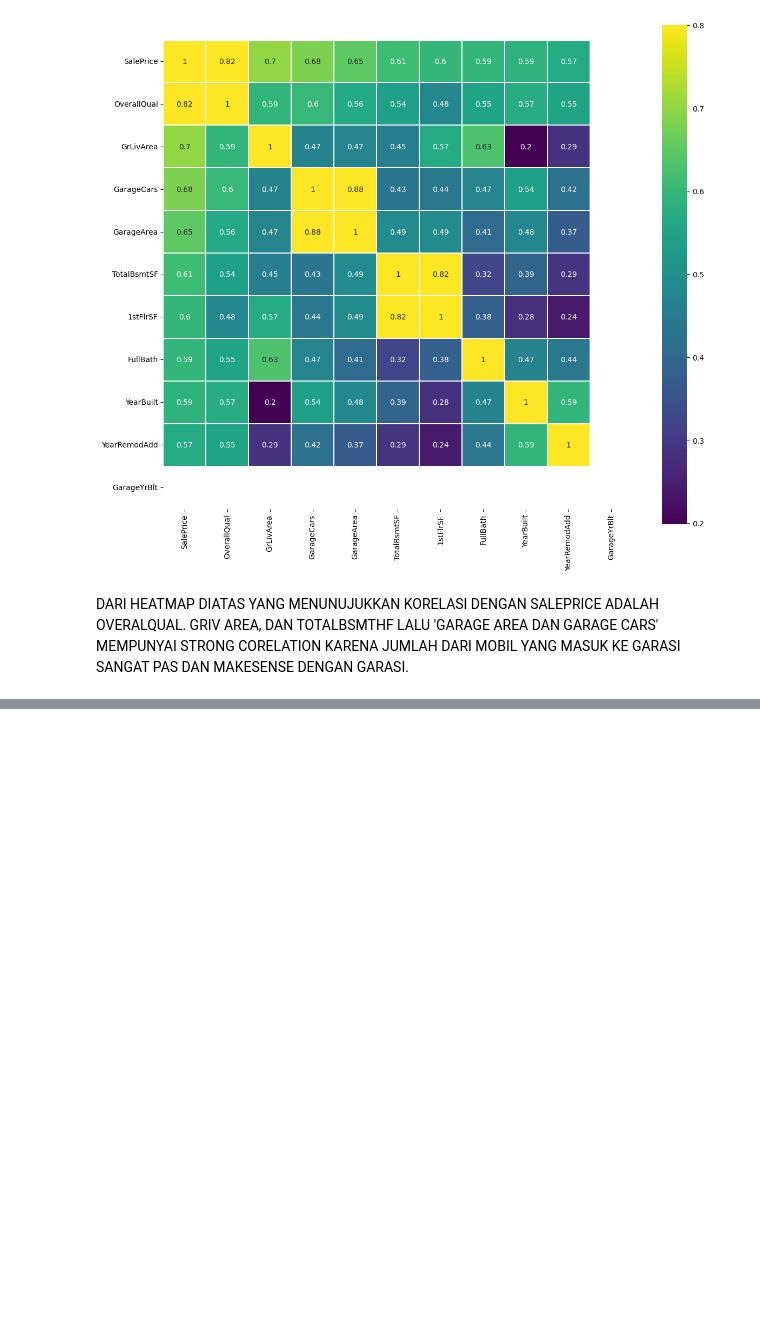
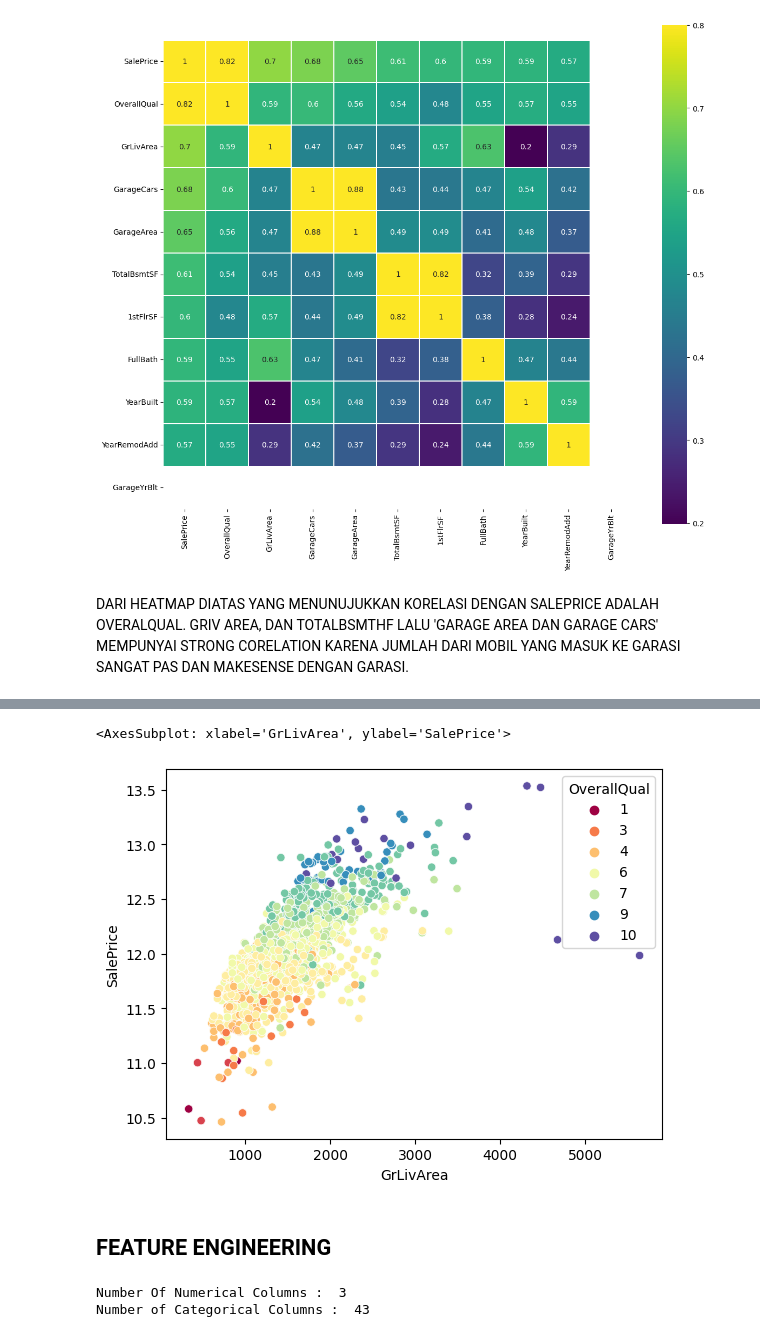
Before and after one commit to adamhadip/Competition_Kaggle, a Jupyter notebook: Code Data/data.ipynb, the cells around one changed output, grey strips where cells are left out. Cells and saved outputs as stored; diff of their text form; code cells hidden in the pictures; blank space fills up the shorter version.

Commit message:
Update ML, EDA, Feature Engineering

```diff
--- a/Code Data/data.ipynb
+++ b/Code Data/data.ipynb
@@ -299,0 +362,19 @@ LALU 'GARAGE AREA DAN GARAGE CARS' MEMPUNYAI STRONG CORELATION KARENA JUMLAH DAR
+# %%
+# DARI GRIVV AREA dan SALE PRICE KITA BIKIN SCATTER PLOT KARENA MEMPUNYAI CORR yang berhubungan yaitu 0,7
+sns.scatterplot(x = train.GrLivArea, y = train.SalePrice, hue=train.OverallQual, palette= 'Spectral')
+# %% [output]
+<AxesSubplot: xlabel='GrLivArea', ylabel='SalePrice'>
+[figure, added]
+# %% [markdown]
+## FEATURE ENGINEERING
+# %%
+y = train['SalePrice'].copy()
+train_df = train.drop(columns='SalePrice')
+num_colo = [i for i in train_df.columns if train_df[i].dtype in ['int', 'float']]
+cat_col = [i for i in train_df.columns if train_df[i].dtype == 'object']
+
+print('Number Of Numerical Columns : ', len(num_colo))
+print('Number of Categorical Columns : ', len(cat_col))
+# %% [output]
+Number Of Numerical Columns :  3
+Number of Categorical Columns :  43
```
Also changed, not shown: parts of 27 cells of this notebook.
